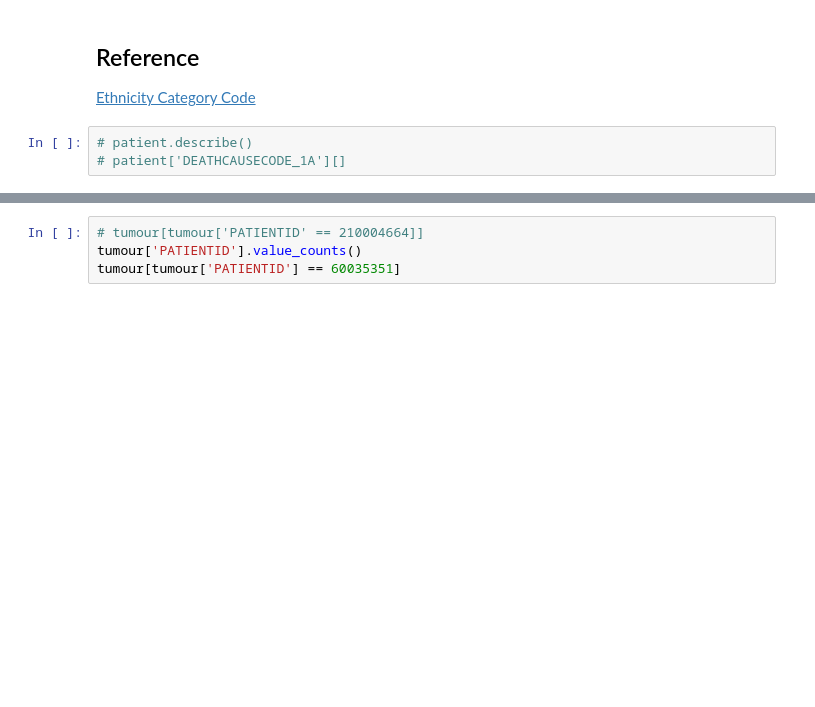
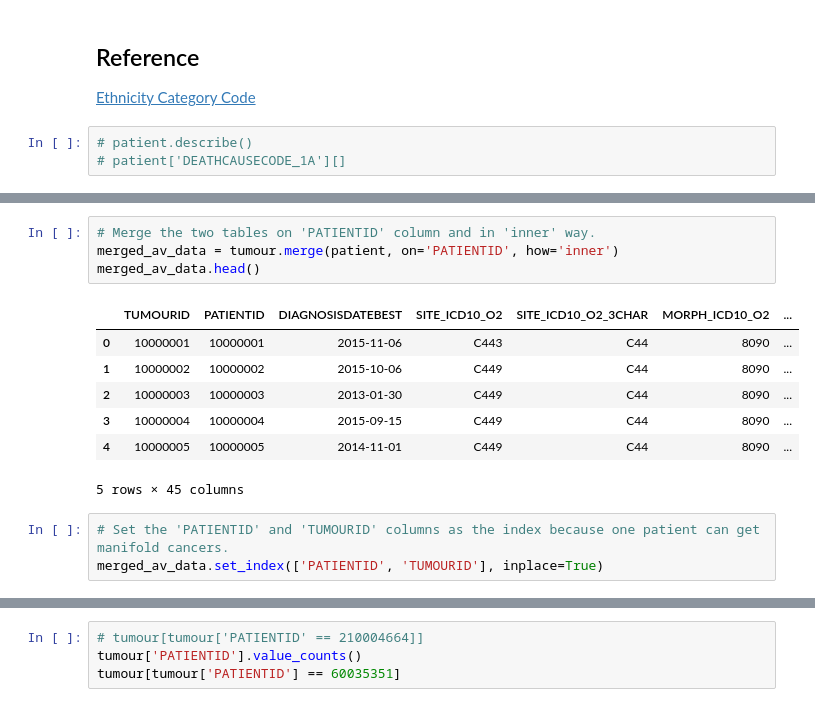
Before and after one commit to c-chen-ed5557/englishhealthdata, a Jupyter notebook: sim_av_patient.ipynb, the cells around one changed output, grey strips where cells are left out. Saved outputs shown, nothing was run; the diff lists cells and outputs as text; blank space fills up the shorter version.

```diff
--- a/sim_av_patient.ipynb
+++ b/sim_av_patient.ipynb
@@ -441,0 +422,15 @@ tumour_reindex.head()
+# %%
+# Merge the two tables on 'PATIENTID' column and in 'inner' way.
+merged_av_data = tumour.merge(patient, on='PATIENTID', how='inner')
+merged_av_data.head()
+# %% [output]
+|  | TUMOURID | PATIENTID | DIAGNOSISDATEBEST | SITE_ICD10_O2 | SITE_ICD10_O2_3CHAR | MORPH_ICD10_O2 | ... |
+| 0 | 10000001 | 10000001 | 2015-11-06 | C443 | C44 | 8090 | ... |
+| 1 | 10000002 | 10000002 | 2015-10-06 | C449 | C44 | 8090 | ... |
+| 2 | 10000003 | 10000003 | 2013-01-30 | C449 | C44 | 8090 | ... |
+| 3 | 10000004 | 10000004 | 2015-09-15 | C449 | C44 | 8090 | ... |
+| 4 | 10000005 | 10000005 | 2014-11-01 | C449 | C44 | 8090 | ... |
+5 rows × 45 columns
+# %%
+# Set the 'PATIENTID' and 'TUMOURID' columns as the index because one patient can get manifold cancers.
+merged_av_data.set_index(['PATIENTID', 'TUMOURID'], inplace=True)
```
Also changed, not shown: parts of 23 cells of this notebook.
